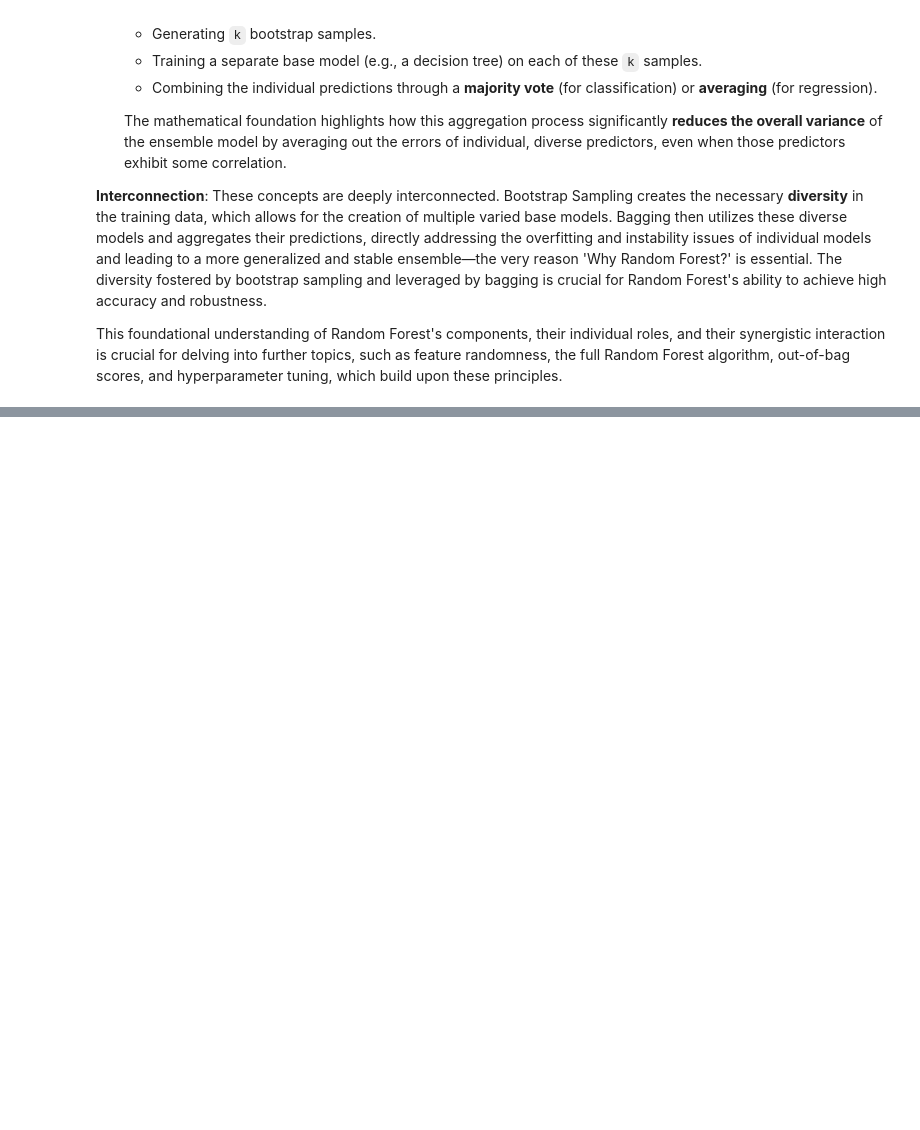
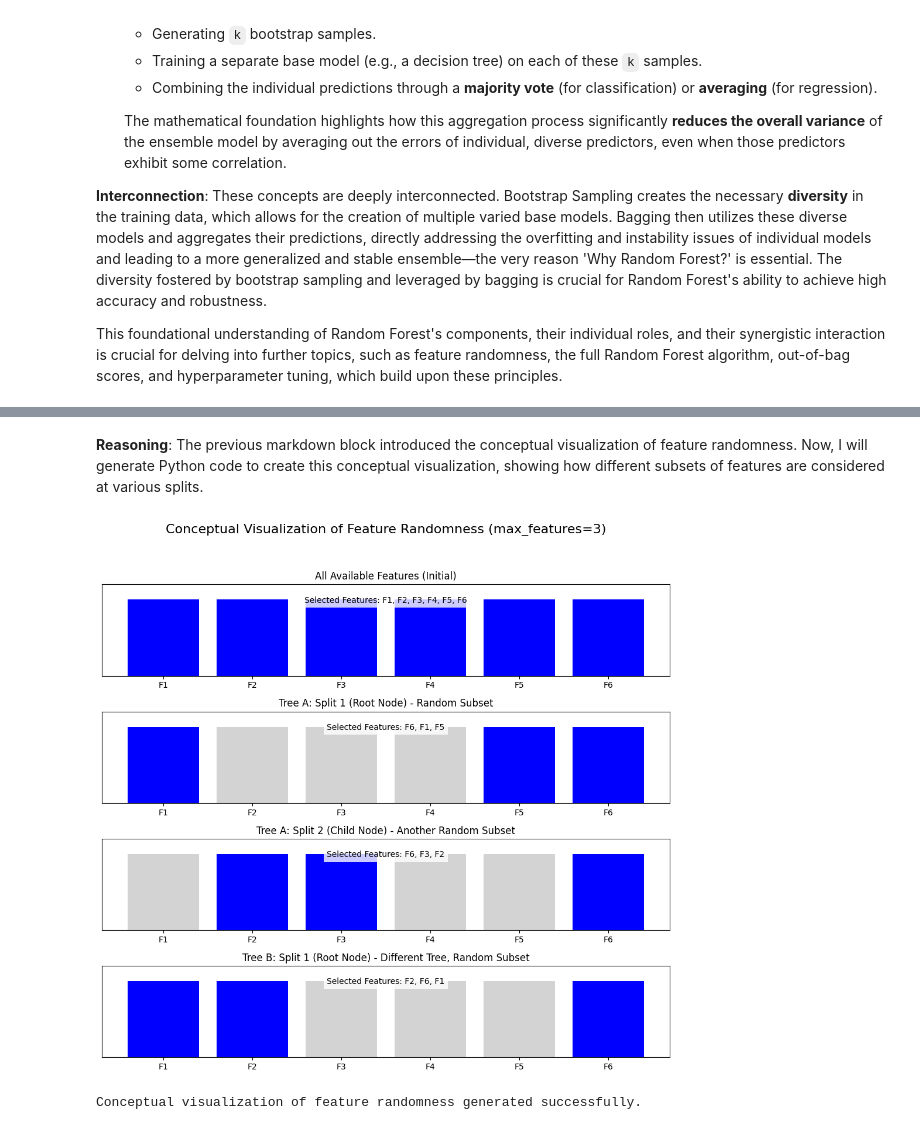
Before and after one commit to rsys-adsingh/Machine-Learning, a Jupyter notebook: study/Chapter_6.ipynb, the cells around one changed output, grey strips where cells are left out. Cells and saved outputs as stored; diff of their text form; code cells hidden in the pictures; blank space fills up the shorter version.

```diff
--- a/study/Chapter_6.ipynb
+++ b/study/Chapter_6.ipynb
@@ -367,0 +792,49 @@ This foundational understanding of Random Forest's components, their individual
+# %% [markdown]
+**Reasoning**:
+The previous markdown block introduced the conceptual visualization of feature randomness. Now, I will generate Python code to create this conceptual visualization, showing how different subsets of features are considered at various splits.
+# %%
+import numpy as np
+import matplotlib.pyplot as plt
+import random
+
+# Define the full set of features
+all_features = [f'F{i}' for i in range(1, 7)] # F1, F2, F3, F4, F5, F6
+n_total_features = len(all_features)
+max_features_per_split = 3 # Example: max_features = 3
+
+# Create a figure to display the conceptual visualization
+fig, axes = plt.subplots(4, 1, figsize=(10, 10))
+fig.suptitle(f'Conceptual Visualization of Feature Randomness (max_features={max_features_per_split})', fontsize=16)
+
+# Helper function to visualize selected features
+def plot_features(ax, selected_features, title):
+    colors = ['blue' if f in selected_features else 'lightgray' for f in all_features]
+    ax.bar(all_features, [1]*n_total_features, color=colors)
+    ax.set_title(title)
+    ax.set_yticks([]) # Hide y-axis ticks
+    ax.set_ylim(0, 1.2)
+    ax.text(0.5, 0.8, f"Selected Features: {', '.join(selected_features)}", transform=ax.transAxes, ha='center', fontsize=10, bbox=dict(facecolor='white', alpha=0.8, edgecolor='none'))
+
+# 1. Visualize all available features
+plot_features(axes[0], all_features, 'All Available Features (Initial)')
+
+# 2. Visualize a random subset for Split 1 (Tree A, Root Node)
+random.seed(42) # for reproducibility
+selected_features_1 = random.sample(all_features, max_features_per_split)
+plot_features(axes[1], selected_features_1, 'Tree A: Split 1 (Root Node) - Random Subset')
+
+# 3. Visualize another random subset for Split 2 (Tree A, Child Node)
+selected_features_2 = random.sample(all_features, max_features_per_split)
+plot_features(axes[2], selected_features_2, 'Tree A: Split 2 (Child Node) - Another Random Subset')
+
+# 4. Visualize a random subset for Split 1 of a different tree (Tree B, Root Node)
+selected_features_3 = random.sample(all_features, max_features_per_split)
+plot_features(axes[3], selected_features_3, 'Tree B: Split 1 (Root Node) - Different Tree, Random Subset')
+
+plt.tight_layout(rect=[0, 0.03, 1, 0.95])
+plt.show()
+
+print("Conceptual visualization of feature randomness generated successfully.")
+# %% [output]
+[figure, added]
+Conceptual visualization of feature randomness generated successfully.
```
Also changed, not shown: parts of 51 cells of this notebook.
